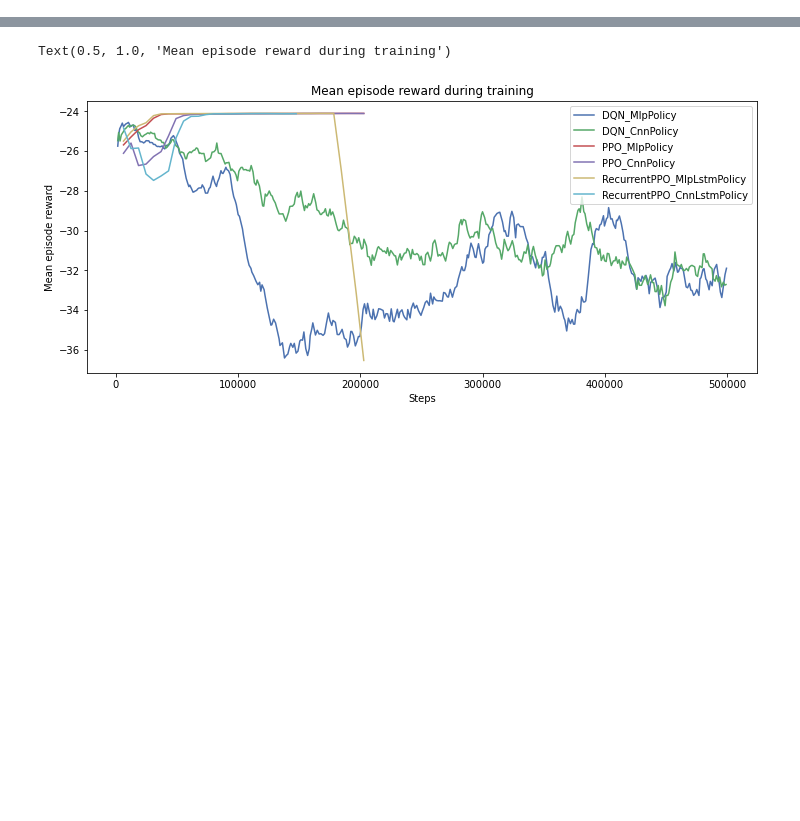
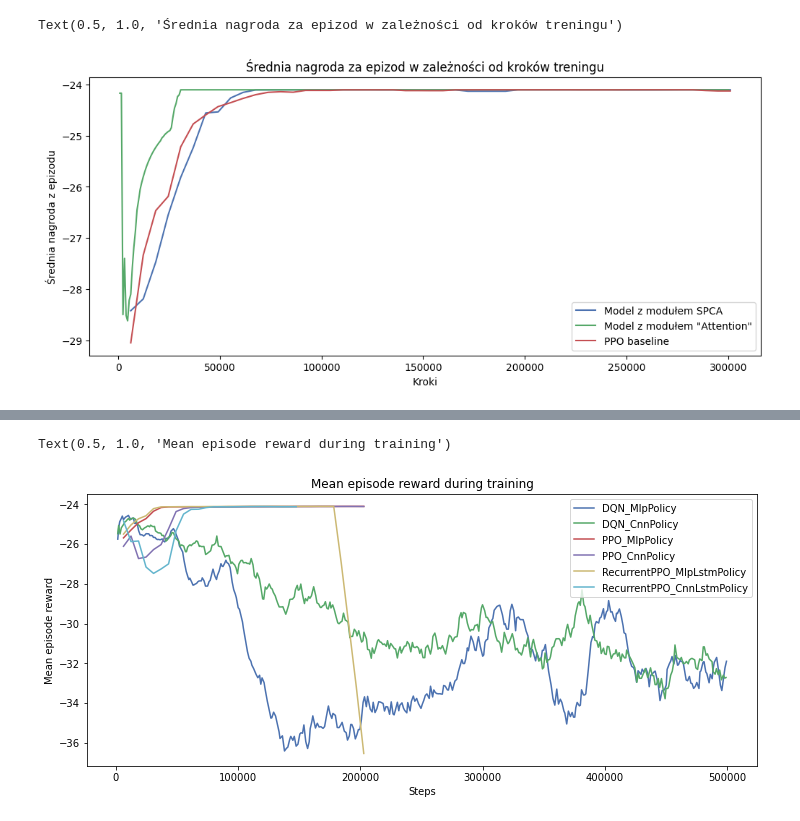
Before and after one commit to justyna3773/trainloop-driver, a Jupyter notebook: analysis/plot_training_rewards.ipynb, the cells around one changed output, grey strips where cells are left out. Saved outputs shown, nothing was run; the diff lists cells and outputs as text; code cells hidden in the pictures; blank space fills up the shorter version.

```diff
--- a/analysis/plot_training_rewards.ipynb
+++ b/analysis/plot_training_rewards.ipynb
@@ -18,0 +44,18 @@ The autoreload extension is already loaded. To reload it, use:
+# %%
+models = {
+    'Model z modułem SPCA': parse_tensorboard(path='../output_malota/PPO_104', scalars=['rollout/ep_rew_mean']),
+    'Model z modułem "Attention"': parse_tensorboard(path='../output_malota/gawrl_old/PPO_28', scalars=['rollout/ep_rew_mean']),
+    'PPO baseline': parse_tensorboard(path='../output_malota/PPO_99', scalars=['rollout/ep_rew_mean'])
+}
+# %%
+plt.figure(figsize=(12, 5))
+for model, data in models.items():
+    plt.plot(data['rollout/ep_rew_mean']['step'], data['rollout/ep_rew_mean']['value'])
+
+plt.legend(list(models.keys()))
+plt.xlabel("Kroki")
+plt.ylabel("Średnia nagroda z epizodu")
+plt.title("Średnia nagroda za epizod w zależności od kroków treningu")
+# %% [output]
+Text(0.5, 1.0, 'Średnia nagroda za epizod w zależności od kroków treningu')
+[figure, added]
```
Also changed, not shown: parts of 5 cells of this notebook, 28 other files.
